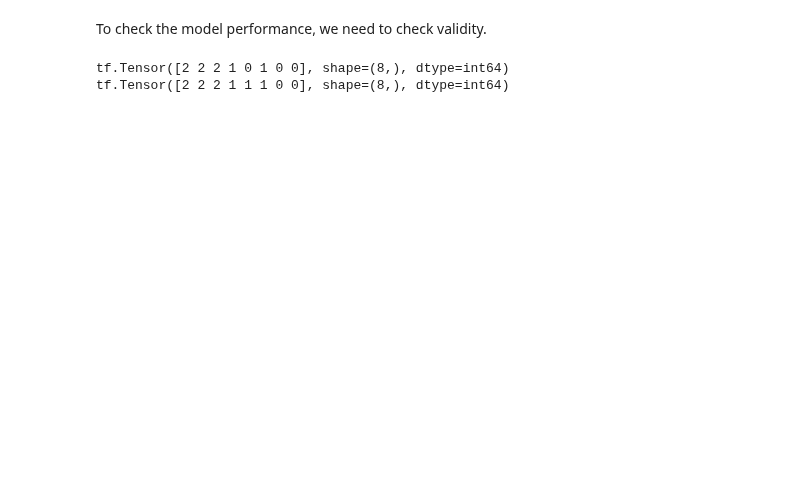
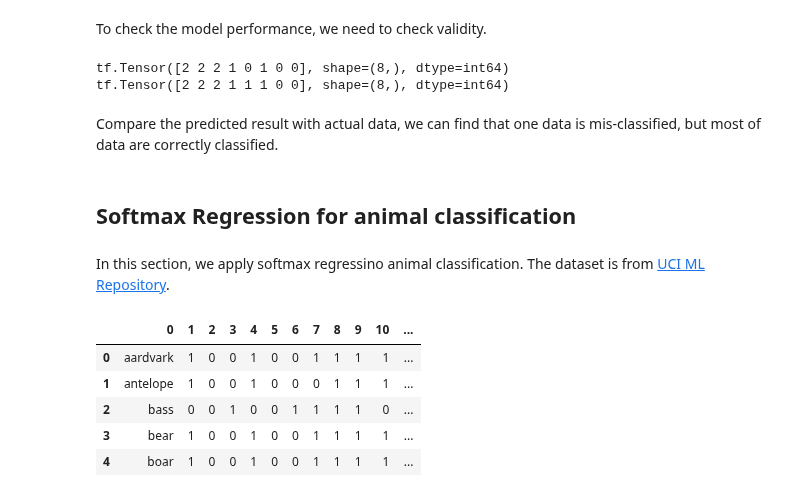
Before and after one commit to goodboychan/goodboychan.github.io, a Jupyter notebook: _notebooks/2020-09-10-01-Softmax-Regression.ipynb, the cells around one changed output. Drawn from its saved outputs; the diff is of its cells as text; code cells hidden in the pictures; blank space fills up the shorter version.

```diff
--- a/_notebooks/2020-09-10-01-Softmax-Regression.ipynb
+++ b/_notebooks/2020-09-10-01-Softmax-Regression.ipynb
@@ -183,3 +183,21 @@ print(tf.argmax(y_data, 1))
 # %% [output]
 tf.Tensor([2 2 2 1 0 1 0 0], shape=(8,), dtype=int64)
 tf.Tensor([2 2 2 1 1 1 0 0], shape=(8,), dtype=int64)
+# %% [markdown]
+Compare the predicted result with actual data, we can find that one data is mis-classified, but most of data are correctly classified.
+# %% [markdown]
+## Softmax Regression for animal classification
+# %% [markdown]
+In this section, we apply softmax regressino animal classification. The dataset is from [UCI ML Repository](https://archive.ics.uci.edu/ml/datasets/Zoo).
+# %%
+import pandas as pd
+
+df = pd.read_csv('./dataset/zoo.data', header=None)
+df.head()
+# %% [output]
+|  | 0 | 1 | 2 | 3 | 4 | 5 | 6 | 7 | 8 | 9 | 10 | ... |
+| 0 | aardvark | 1 | 0 | 0 | 1 | 0 | 0 | 1 | 1 | 1 | 1 | ... |
+| 1 | antelope | 1 | 0 | 0 | 1 | 0 | 0 | 0 | 1 | 1 | 1 | ... |
+| 2 | bass | 0 | 0 | 1 | 0 | 0 | 1 | 1 | 1 | 1 | 0 | ... |
+| 3 | bear | 1 | 0 | 0 | 1 | 0 | 0 | 1 | 1 | 1 | 1 | ... |
+| 4 | boar | 1 | 0 | 0 | 1 | 0 | 0 | 1 | 1 | 1 | 1 | ... |
```
Also changed, not shown: parts of 18 cells of this notebook, 1 other file.
